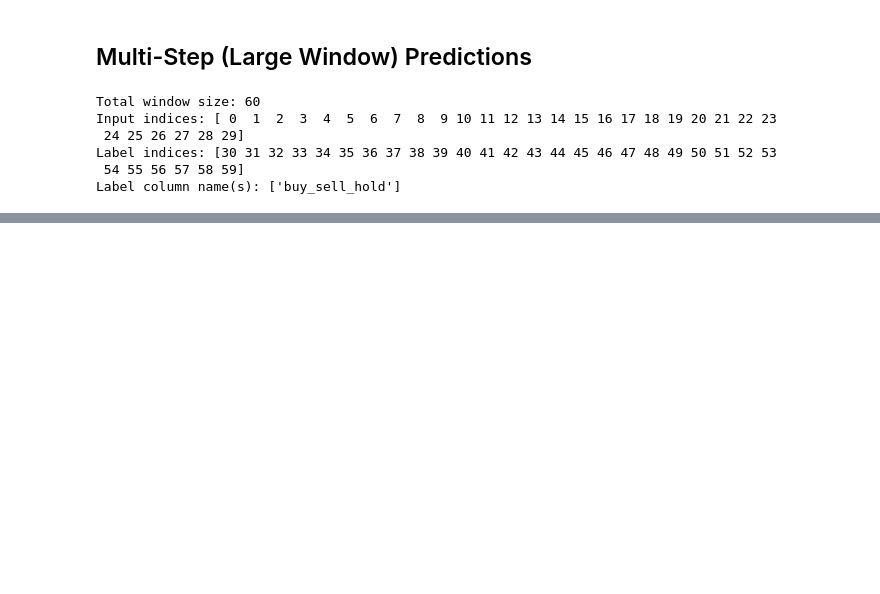
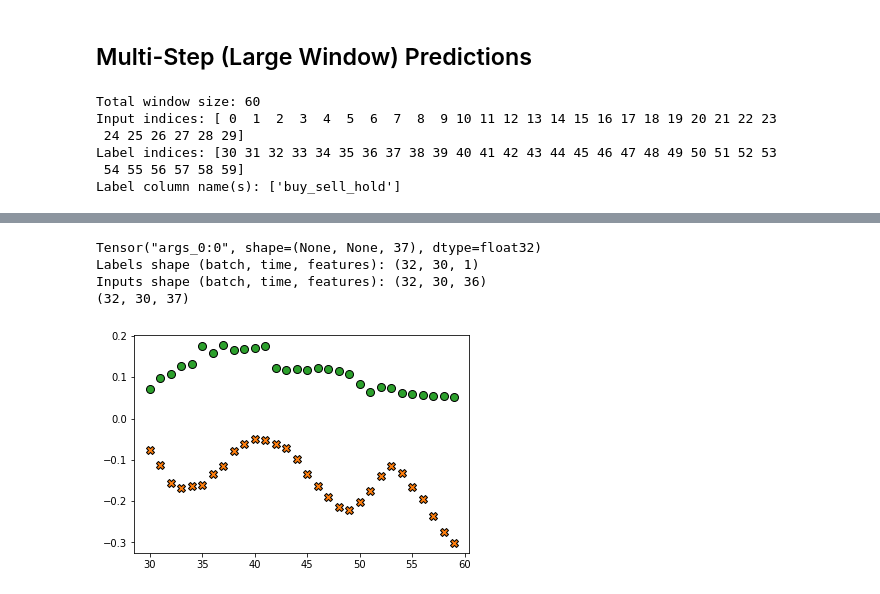
Before and after one commit to mrjaytv/cryptolord, a Jupyter notebook: LstmMain.ipynb, the cells around one changed output, grey strips where cells are left out. Cells and saved outputs as stored; diff of their text form; code cells hidden in the pictures; blank space fills up the shorter version.

```diff
--- a/LstmMain.ipynb
+++ b/LstmMain.ipynb
@@ -510,0 +521,8 @@ Labels shape (batch, time, features): (32, 30, 1)
+# %%
+testPlot(3,1)
+# %% [output]
+Tensor("args_0:0", shape=(None, None, 37), dtype=float32)
+Labels shape (batch, time, features): (32, 30, 1)
+Inputs shape (batch, time, features): (32, 30, 36)
+(32, 30, 37)
+[figure, added]
```
Also changed, not shown: parts of 11 cells of this notebook, 3 other files.
